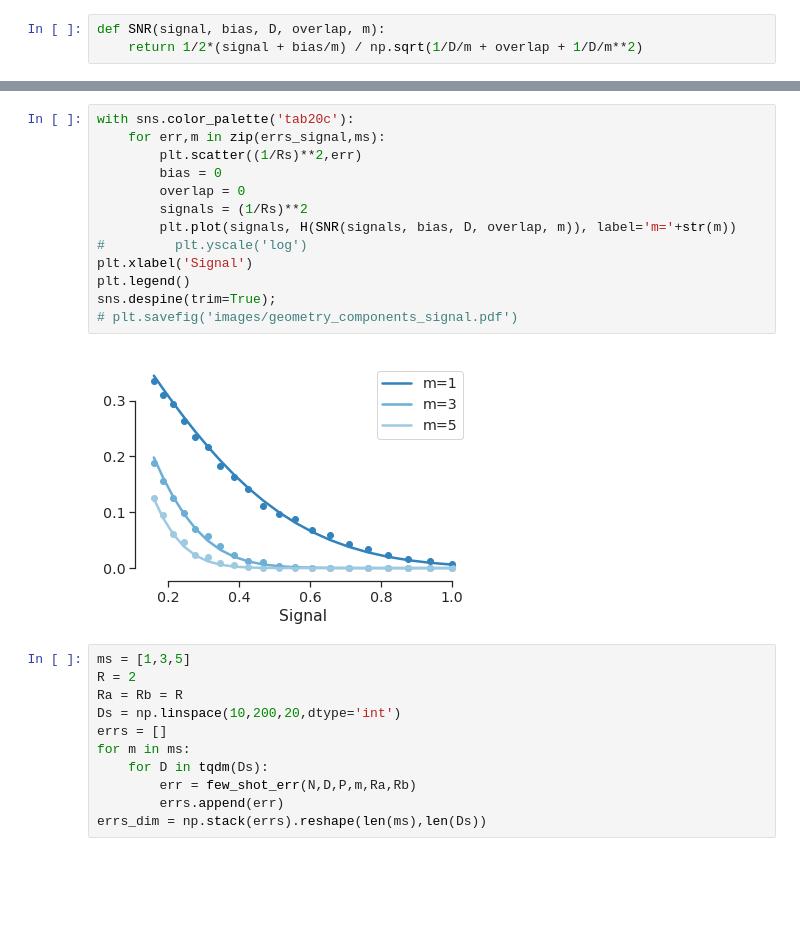
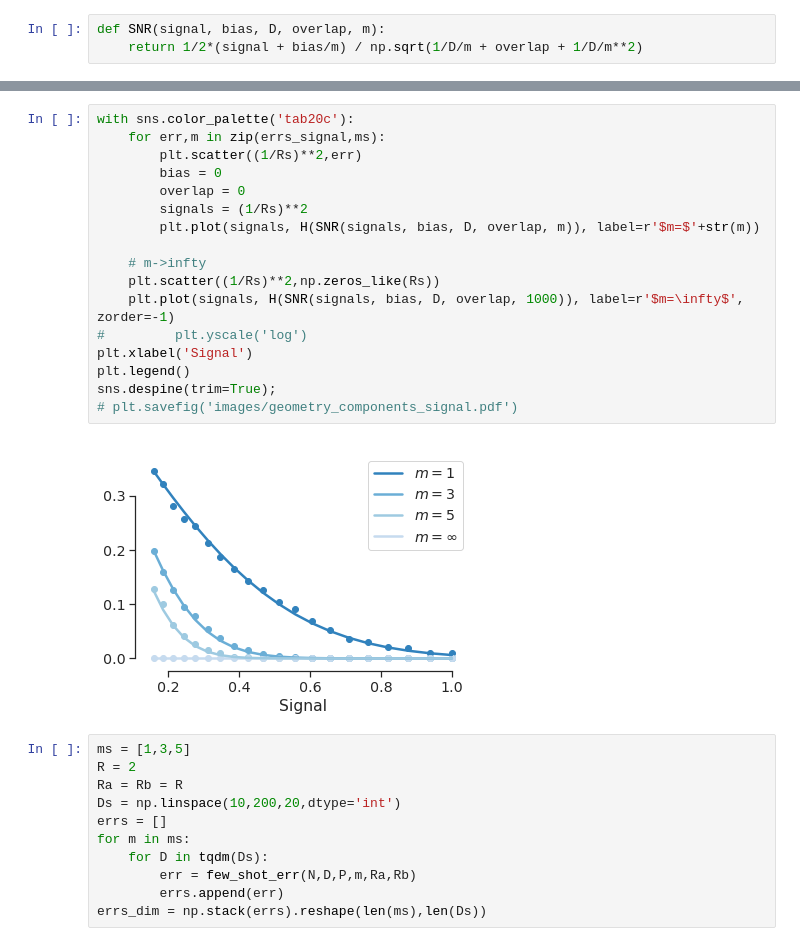
Before and after one commit to bsorsch/geometry-fewshot-learning, a Jupyter notebook: Synthetic experiments.ipynb, the cells around one changed output, grey strips where cells are left out. Cells and saved outputs as stored; diff of their text form; blank space fills up the shorter version.

```diff
--- a/Synthetic experiments.ipynb
+++ b/Synthetic experiments.ipynb
@@ -80,18 +113,22 @@ errs_signal = np.stack(errs).reshape(len(ms),len(Rs))
 # %%
 with sns.color_palette('tab20c'):
     for err,m in zip(errs_signal,ms):
         plt.scatter((1/Rs)**2,err)
         bias = 0
         overlap = 0
         signals = (1/Rs)**2
-        plt.plot(signals, H(SNR(signals, bias, D, overlap, m)), label='m='+str(m))
+        plt.plot(signals, H(SNR(signals, bias, D, overlap, m)), label=r'$m=$'+str(m))
+
+    # m->infty
+    plt.scatter((1/Rs)**2,np.zeros_like(Rs))
+    plt.plot(signals, H(SNR(signals, bias, D, overlap, 1000)), label=r'$m=\infty$', zorder=-1)
 #         plt.yscale('log')
 plt.xlabel('Signal')
 plt.legend()
 sns.despine(trim=True);
 # plt.savefig('images/geometry_components_signal.pdf')
 # %% [output]
-[figure, old version]
+[figure, new version]
 # %%
 ms = [1,3,5]
 R = 2
```
Also changed, not shown: parts of 9 cells of this notebook, 4 other files.
